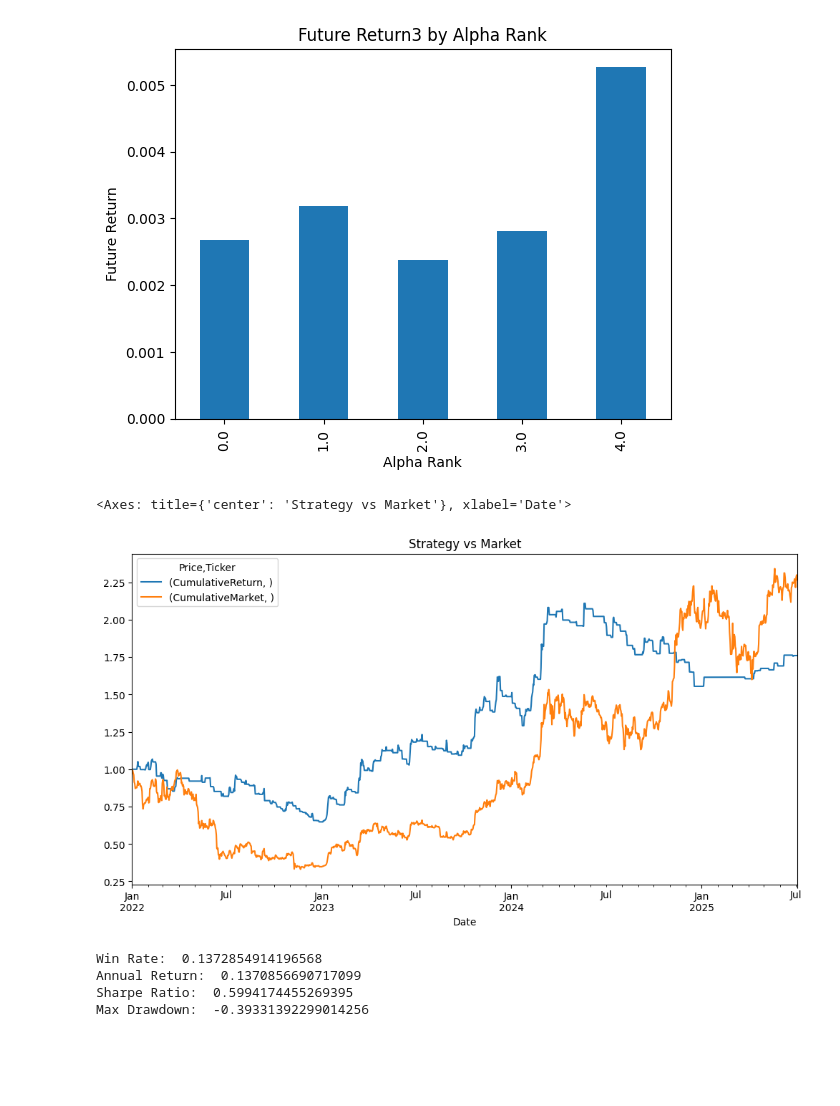
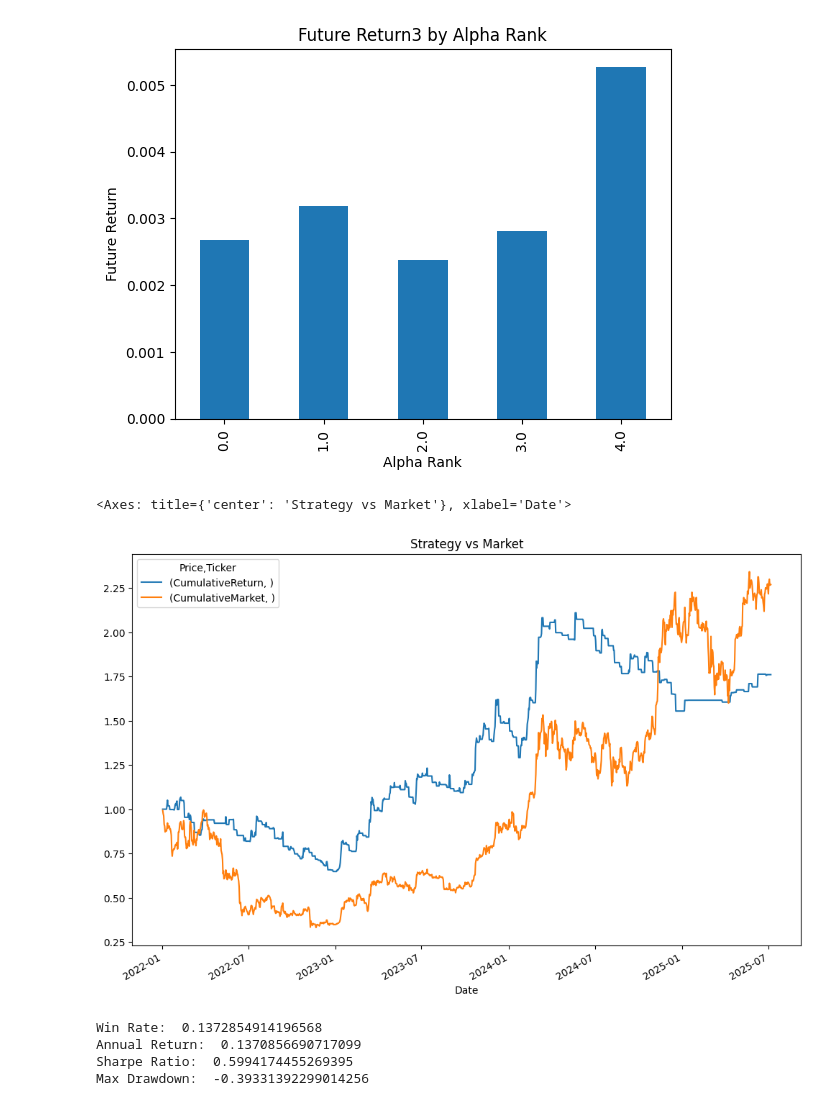
Before and after one commit to MetoMatt/Quant, a Jupyter notebook: AlphaRV.ipynb, the cells around one changed output. Saved outputs shown, nothing was run; the diff lists cells and outputs as text; code cells hidden in the pictures; blank space fills up the shorter version.

```diff
--- a/AlphaRV.ipynb
+++ b/AlphaRV.ipynb
@@ -44,15 +48,15 @@ plt.show()
 # %%
 btc['Signal'] = 0
 btc.loc[btc['Alpha_3d'] > btc['Alpha_3d'].quantile(0.7), 'Signal'] = 1
 btc['Position'] = btc['Signal'].shift(1).fillna(0)
 btc['StrategyReturn'] = btc['Position'] * btc['Return']
 btc['CumulativeReturn'] = (1 + btc['StrategyReturn']).cumprod()
 btc['CumulativeMarket'] = (1 + btc['Return']).cumprod()
 
-btc[['CumulativeReturn', 'CumulativeMarket']].plot(figsize=(12, 6), title='Strategy vs Market')
+btc[['CumulativeReturn', 'CumulativeMarket']].plot(figsize=(12, 8), title='Strategy vs Market')
 # %% [output]
 <Axes: title={'center': 'Strategy vs Market'}, xlabel='Date'>
-[figure, old version]
+[figure, new version]
 # %%
 def sharpe(r):
     return r.mean() / r.std() * sqrt(252)
```
Also changed, not shown: parts of 2 cells of this notebook, 6 other files.
